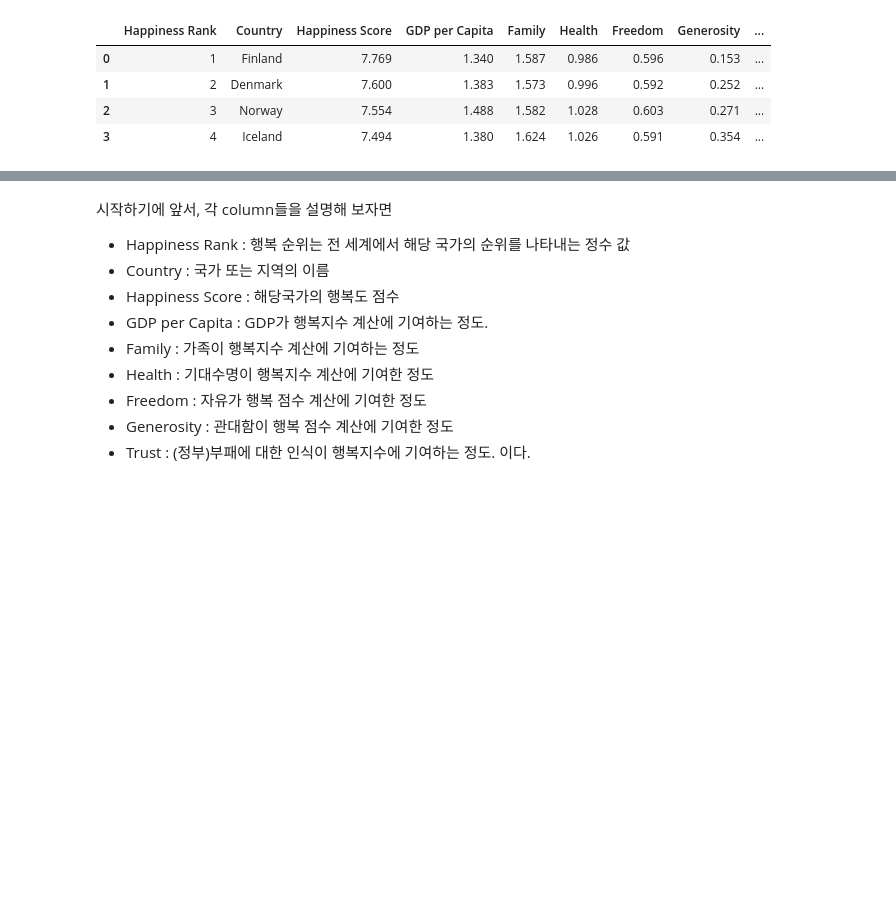
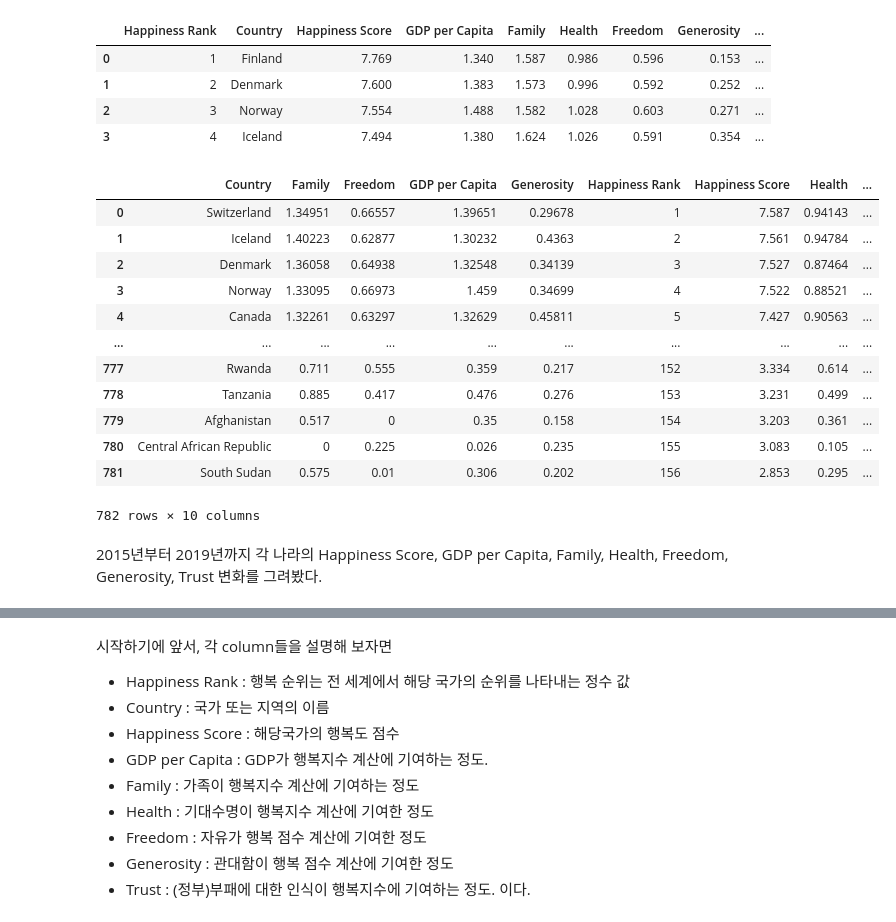
Before and after one commit to yec3168/DAP__, a Jupyter notebook: happiness.ipynb, the cells around one changed output, grey strips where cells are left out. Saved outputs shown, nothing was run; the diff lists cells and outputs as text; code cells hidden in the pictures; blank space fills up the shorter version.

```diff
--- a/happiness.ipynb
+++ b/happiness.ipynb
@@ -245,3 +276,28 @@ data_2019.head(4)
 | 1 | 2 | Denmark | 7.600 | 1.383 | 1.573 | 0.996 | 0.592 | 0.252 | ... |
 | 2 | 3 | Norway | 7.554 | 1.488 | 1.582 | 1.028 | 0.603 | 0.271 | ... |
 | 3 | 4 | Iceland | 7.494 | 1.380 | 1.624 | 1.026 | 0.591 | 0.354 | ... |
+# %%
+data_2015['Year'] = 2015
+data_2016['Year'] = 2016
+data_2017['Year'] = 2017
+ndata_2018['Year'] = 2018
+data_2019['Year'] = 2019
+
+data1 = pd.concat([data_2015, data_2016, data_2017, ndata_2018, data_2019], ignore_index=True, sort=True )
+data1
+# %% [output]
+|  | Country | Family | Freedom | GDP per Capita | Generosity | Happiness Rank | Happiness Score | Health | ... |
+| 0 | Switzerland | 1.34951 | 0.66557 | 1.39651 | 0.29678 | 1 | 7.587 | 0.94143 | ... |
+| 1 | Iceland | 1.40223 | 0.62877 | 1.30232 | 0.4363 | 2 | 7.561 | 0.94784 | ... |
+| 2 | Denmark | 1.36058 | 0.64938 | 1.32548 | 0.34139 | 3 | 7.527 | 0.87464 | ... |
+| 3 | Norway | 1.33095 | 0.66973 | 1.459 | 0.34699 | 4 | 7.522 | 0.88521 | ... |
+| 4 | Canada | 1.32261 | 0.63297 | 1.32629 | 0.45811 | 5 | 7.427 | 0.90563 | ... |
+| ... | ... | ... | ... | ... | ... | ... | ... | ... | ... |
+| 777 | Rwanda | 0.711 | 0.555 | 0.359 | 0.217 | 152 | 3.334 | 0.614 | ... |
+| 778 | Tanzania | 0.885 | 0.417 | 0.476 | 0.276 | 153 | 3.231 | 0.499 | ... |
+| 779 | Afghanistan | 0.517 | 0 | 0.35 | 0.158 | 154 | 3.203 | 0.361 | ... |
+| 780 | Central African Republic | 0 | 0.225 | 0.026 | 0.235 | 155 | 3.083 | 0.105 | ... |
+| 781 | South Sudan | 0.575 | 0.01 | 0.306 | 0.202 | 156 | 2.853 | 0.295 | ... |
+782 rows × 10 columns
+# %% [markdown]
+2015년부터 2019년까지 각 나라의 Happiness Score,  GDP per Capita, Family, Health,	Freedom,	Generosity,	Trust 변화를 그려봤다.
```
Also changed, not shown: parts of 30 cells of this notebook.
